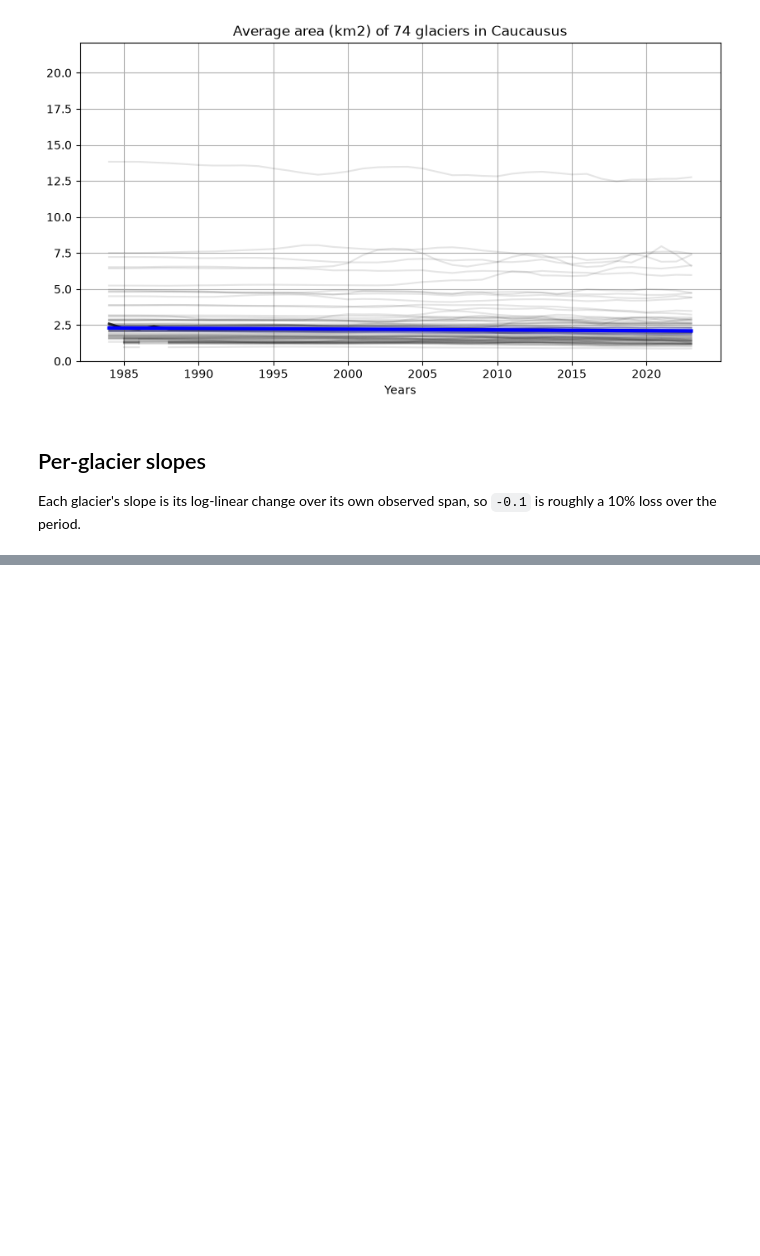
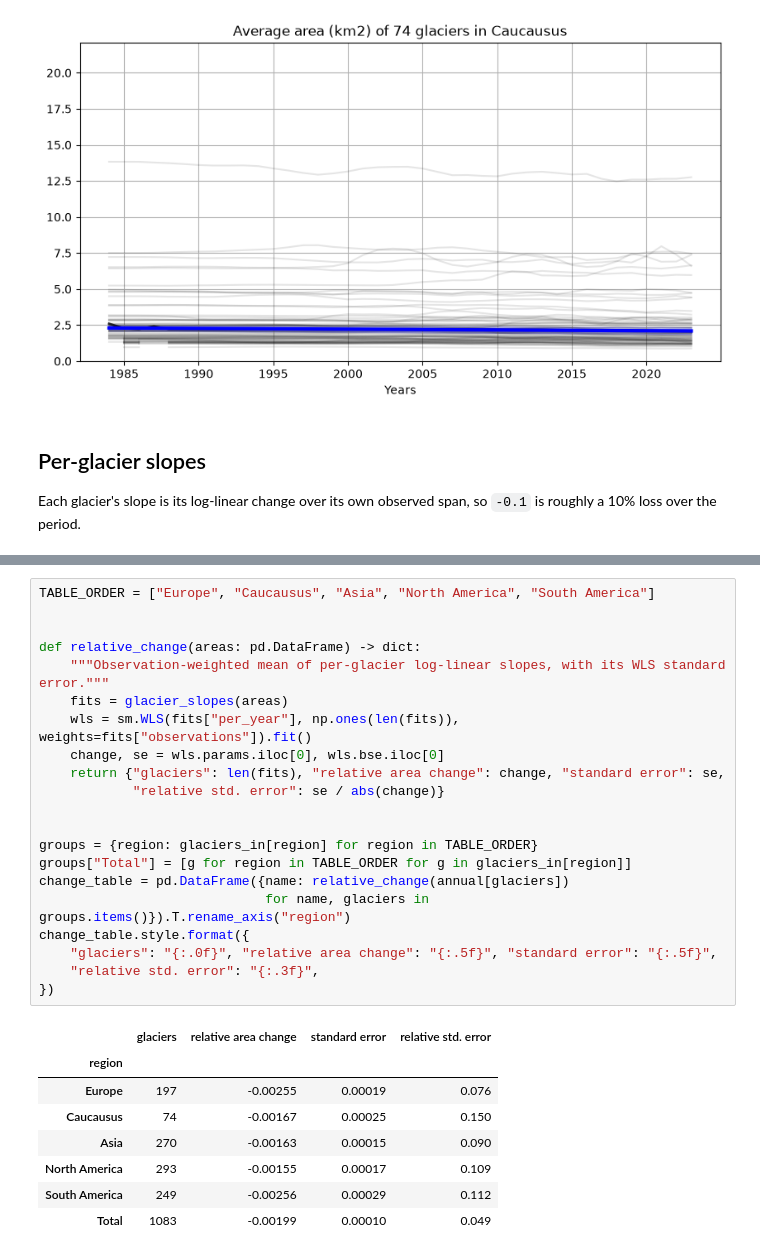
Before and after one commit to GlacierView/glacier-view-CNN-analysis, a Jupyter notebook: notebooks/analysis/regional_decline.ipynb, the cells around one changed output, grey strips where cells are left out. Drawn from its saved outputs; the diff is of its cells as text; blank space fills up the shorter version.

```diff
--- a/notebooks/analysis/regional_decline.ipynb
+++ b/notebooks/analysis/regional_decline.ipynb
@@ -229,0 +298,30 @@ Caucausus: 74 glaciers, 12 positive slopes, weighted mean -0.06541, 95% CI [-0.0
+# %%
+TABLE_ORDER = ["Europe", "Caucausus", "Asia", "North America", "South America"]
+
+
+def relative_change(areas: pd.DataFrame) -> dict:
+    """Observation-weighted mean of per-glacier log-linear slopes, with its WLS standard error."""
+    fits = glacier_slopes(areas)
+    wls = sm.WLS(fits["per_year"], np.ones(len(fits)), weights=fits["observations"]).fit()
+    change, se = wls.params.iloc[0], wls.bse.iloc[0]
+    return {"glaciers": len(fits), "relative area change": change, "standard error": se,
+            "relative std. error": se / abs(change)}
+
+
+groups = {region: glaciers_in[region] for region in TABLE_ORDER}
+groups["Total"] = [g for region in TABLE_ORDER for g in glaciers_in[region]]
+change_table = pd.DataFrame({name: relative_change(annual[glaciers])
+                             for name, glaciers in groups.items()}).T.rename_axis("region")
+change_table.style.format({
+    "glaciers": "{:.0f}", "relative area change": "{:.5f}", "standard error": "{:.5f}",
+    "relative std. error": "{:.3f}",
+})
+# %% [output]
+|  | glaciers | relative area change | standard error | relative std. error |
+| region |  |  |  |  |
+| Europe | 197 | -0.00255 | 0.00019 | 0.076 |
+| Caucausus | 74 | -0.00167 | 0.00025 | 0.150 |
+| Asia | 270 | -0.00163 | 0.00015 | 0.090 |
+| North America | 293 | -0.00155 | 0.00017 | 0.109 |
+| South America | 249 | -0.00256 | 0.00029 | 0.112 |
+| Total | 1083 | -0.00199 | 0.00010 | 0.049 |
```
Also changed, not shown: parts of 5 cells of this notebook.
